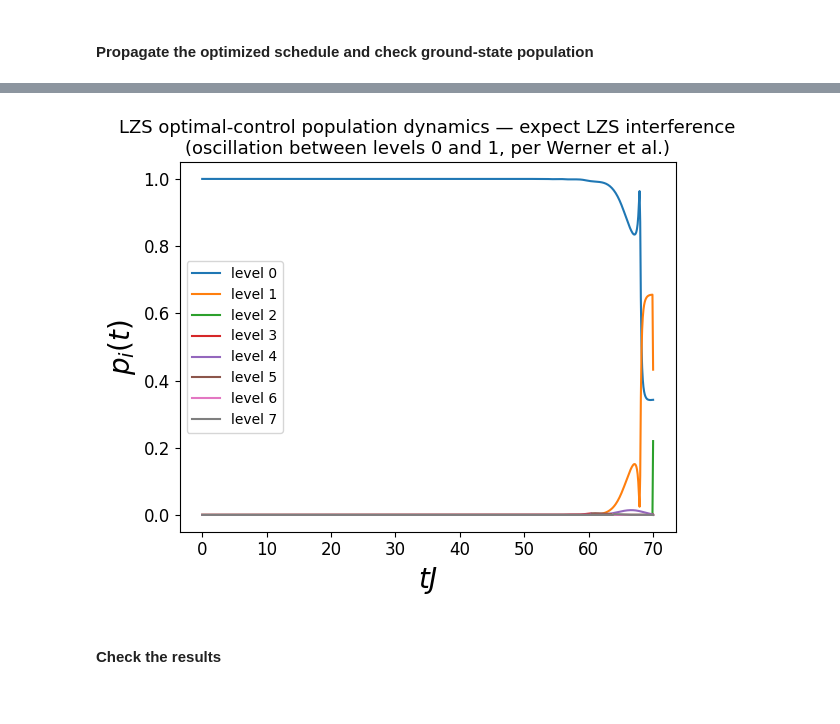
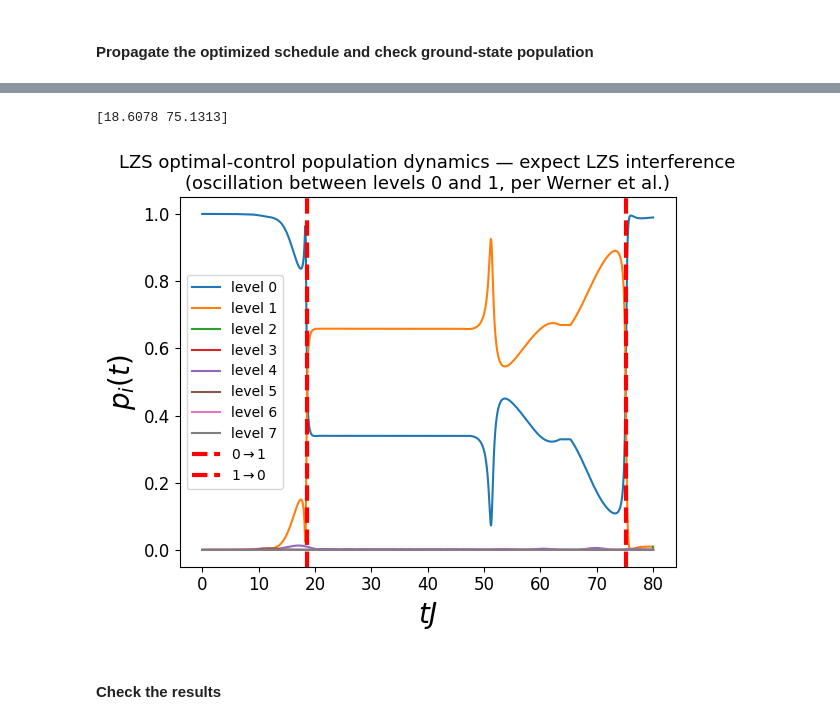
Before and after one commit to emacosta95/Magic4Annealing, a Jupyter notebook: FrustratedRing.ipynb, the cells around one changed output, grey strips where cells are left out. Drawn from its saved outputs; the diff is of its cells as text; code cells hidden in the pictures.

```diff
--- a/FrustratedRing.ipynb
+++ b/FrustratedRing.ipynb
@@ -258,11 +258,12 @@ Minimum gap (Delta_10) = 5.714483e-03 at s = 0.8997
 # %%
 # ── time evolution parameters ─────────────────────────────────────────────────
 nlevels = 8
-tau = 100  # try a range of tau; the ring is expected to need LARGE tau
 # for a linear ramp to reach the ground state (exponential
 # slowdown at the AC) -- this is exactly the motivation for
 # optimal control / LZS below.
-time_steps = int(10 * tau)
+tau = 80
+time_steps = int(30 * tau)
+
 time = np.linspace(0, tau, time_steps)
 delta_t = time[1] - time[0]
 # %%
@@ -473,0 +591,11 @@ plt.show()
+# %%
+result = sre.characteristic_function_per_weight(
+    sector.lift(eigenstates_history_s[-5, :, 0]), k=3
+)
+xi4_per_k = result["prob"]
+xi_per_k = result["xi"]
+xi2_per_k = result["xi"] ** 2
+print(1 / 2**nqubits)
+print(np.sum(xi4_per_k), np.sum(xi2_per_k))
+plt.bar(np.arange(xi_per_k.shape[0]), xi_per_k)
+plt.show()
@@ -486,7 +644,7 @@ type = "LZS"
 from src.schedule_utils import SchedulerModel, SchedulerTrainer
 
 np.set_printoptions(precision=4, suppress=True)
-n_restarts = 3
+n_restarts = 4
 maxiter = 200
 
 
@@ -505,7 +663,7 @@ for restart in range(n_restarts):
         seed=restart,
         random=True,
     )
-    trainer = SchedulerTrainer(model, maxiter=maxiter, method="BFGS", verbose=True)
+    trainer = SchedulerTrainer(model, maxiter=maxiter, method="L-BFGS-B", verbose=True)
     result = trainer.run()
     print(
         f"  restart {restart}: final energy = {result['energy']:.4f}"
@@ -804,17 +952,43 @@ Compare to linear-ramp final ground-state population: 0.18296724630403668
 # %%
+diff = probabilities_optimalcontrol[:, 0] - probabilities_optimalcontrol[:, 1]
+
+# option A: tolerance-based "close enough"
+idx_inv = np.nonzero(np.isclose(diff, 0.0, atol=1e-3))[0]
+
+# option B: find where the sign of the difference flips (the actual crossing)
+idx_inv = np.nonzero(np.diff(np.sign(diff)) != 0)[0]
+print(time[idx_inv])
+
 for i in range(nlevels):
     plt.plot(time, probabilities_optimalcontrol[:, i], label=f"level {i}")
 plt.xlabel(r"$t J$", fontsize=20)
 plt.ylabel(r"$p_i(t)$", fontsize=20)
 plt.title(
     "LZS optimal-control population dynamics — expect LZS interference\n(oscillation between levels 0 and 1, per Werner et al.)",
     fontsize=13,
 )
+
+plt.axvline(
+    x=time[idx_inv[0]],
+    linestyle="--",
+    color="red",
+    linewidth=3,
+    label=r"$0\rightarrow 1$",
+)
+plt.axvline(
+    x=time[idx_inv[1]],
+    linestyle="--",
+    color="red",
+    linewidth=3,
+    label=r"$1 \rightarrow 0$",
+)
+
 plt.tick_params(axis="both", which="major", labelsize=12)
 plt.legend()
 plt.show()
 # %% [output]
+[18.6078 75.1313]
-[figure, old version]
+[figure, new version]
 # %% [markdown]
 #### Check the results
 # %%
```
Also changed, not shown: parts of 52 cells of this notebook, 3 other files.
